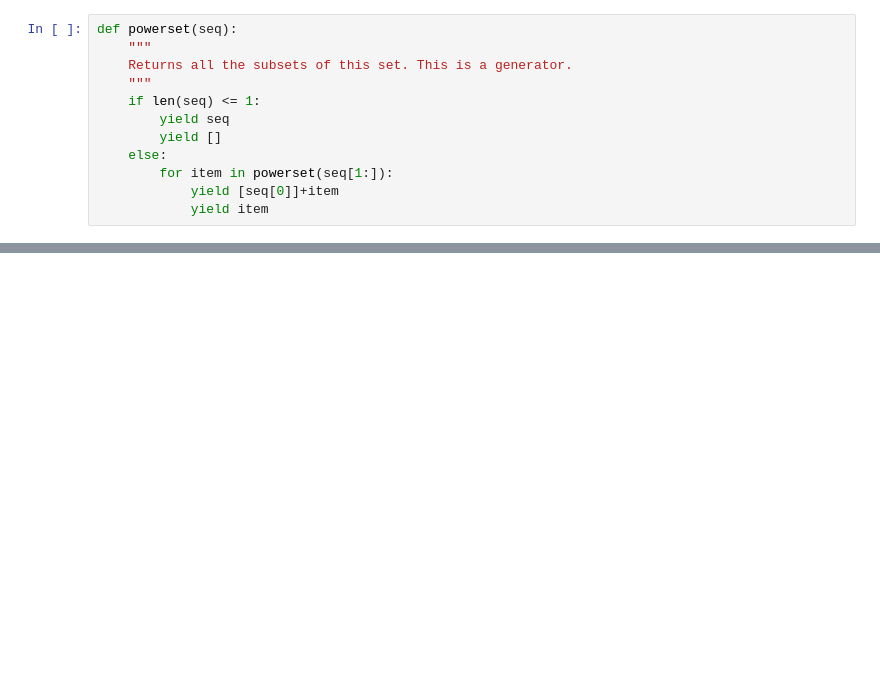
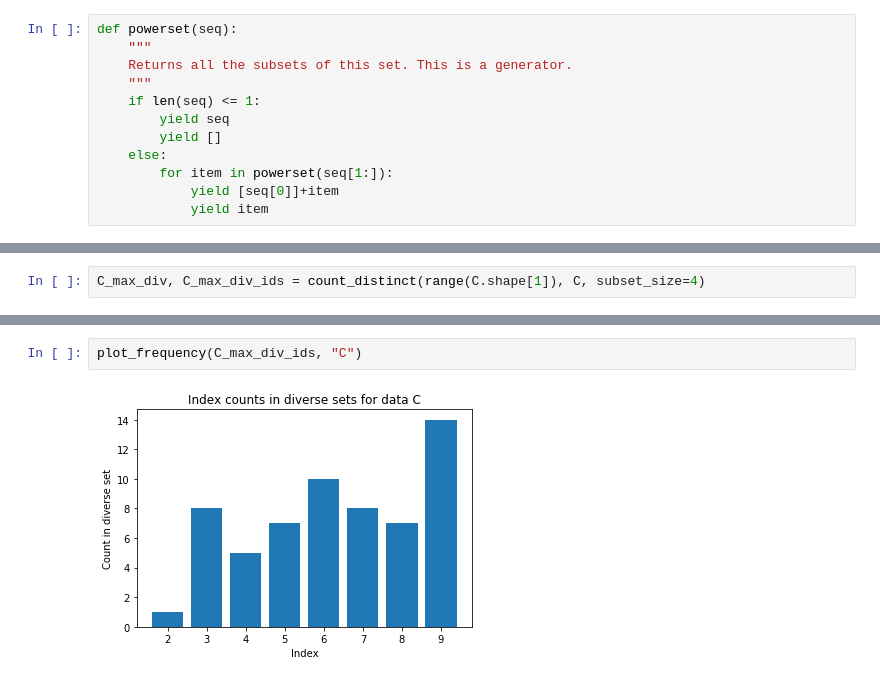
Before and after one commit to c-dickens/phd-work, a Jupyter notebook: diversity-problems.ipynb, the cells around one changed output, grey strips where cells are left out. Cells and saved outputs as stored; diff of their text form; blank space fills up the shorter version.

```diff
--- a/diversity-problems.ipynb
+++ b/diversity-problems.ipynb
@@ -92,0 +182,2 @@ for i in powerset([1,2,3]):
+# %%
+C_max_div, C_max_div_ids = count_distinct(range(C.shape[1]), C, subset_size=4)
@@ -92,0 +249,4 @@ for i in powerset([1,2,3]):
+# %%
+plot_frequency(C_max_div_ids, "C")
+# %% [output]
+[figure, added]
```
Also changed, not shown: parts of 28 cells of this notebook.
